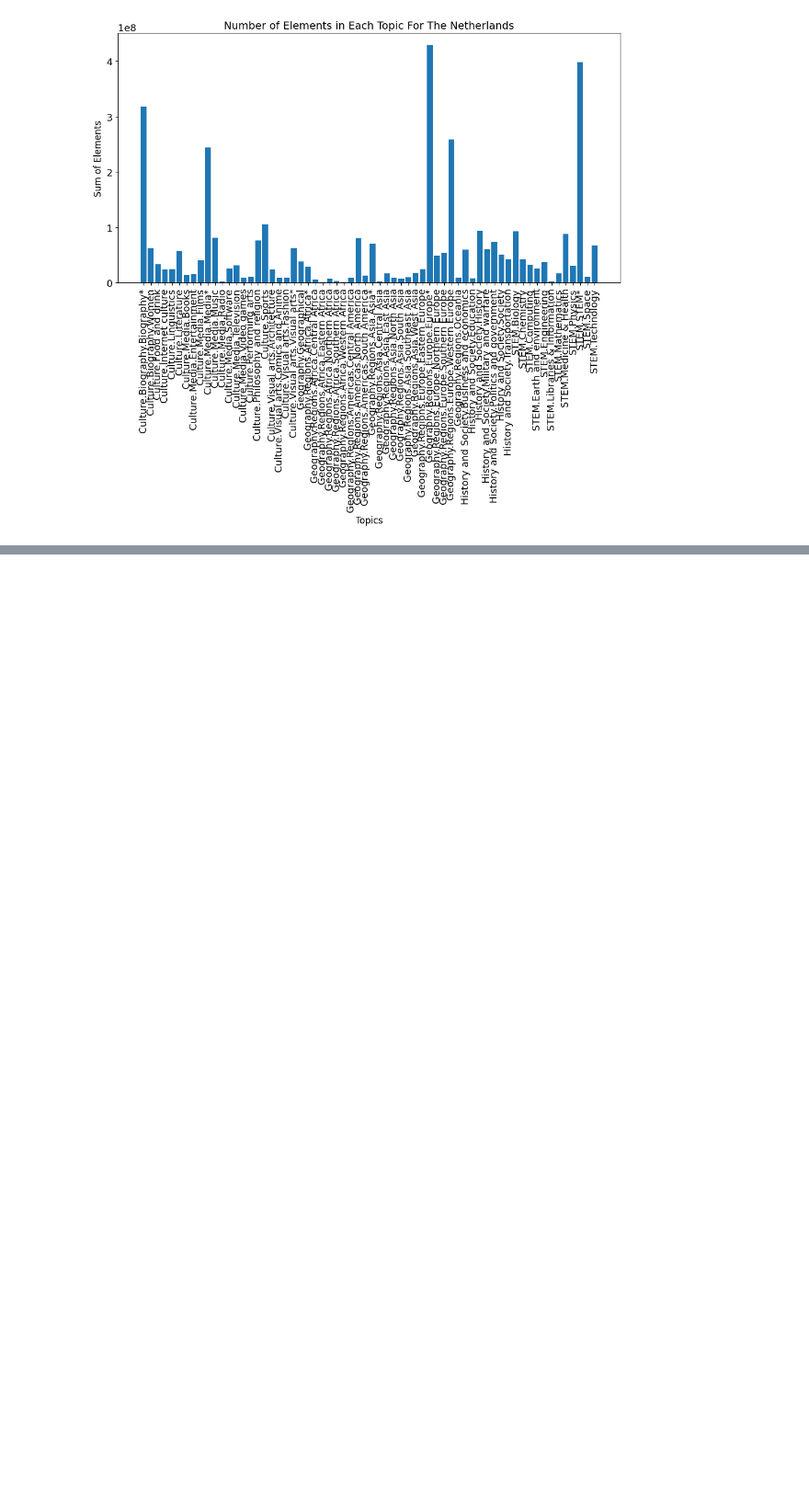
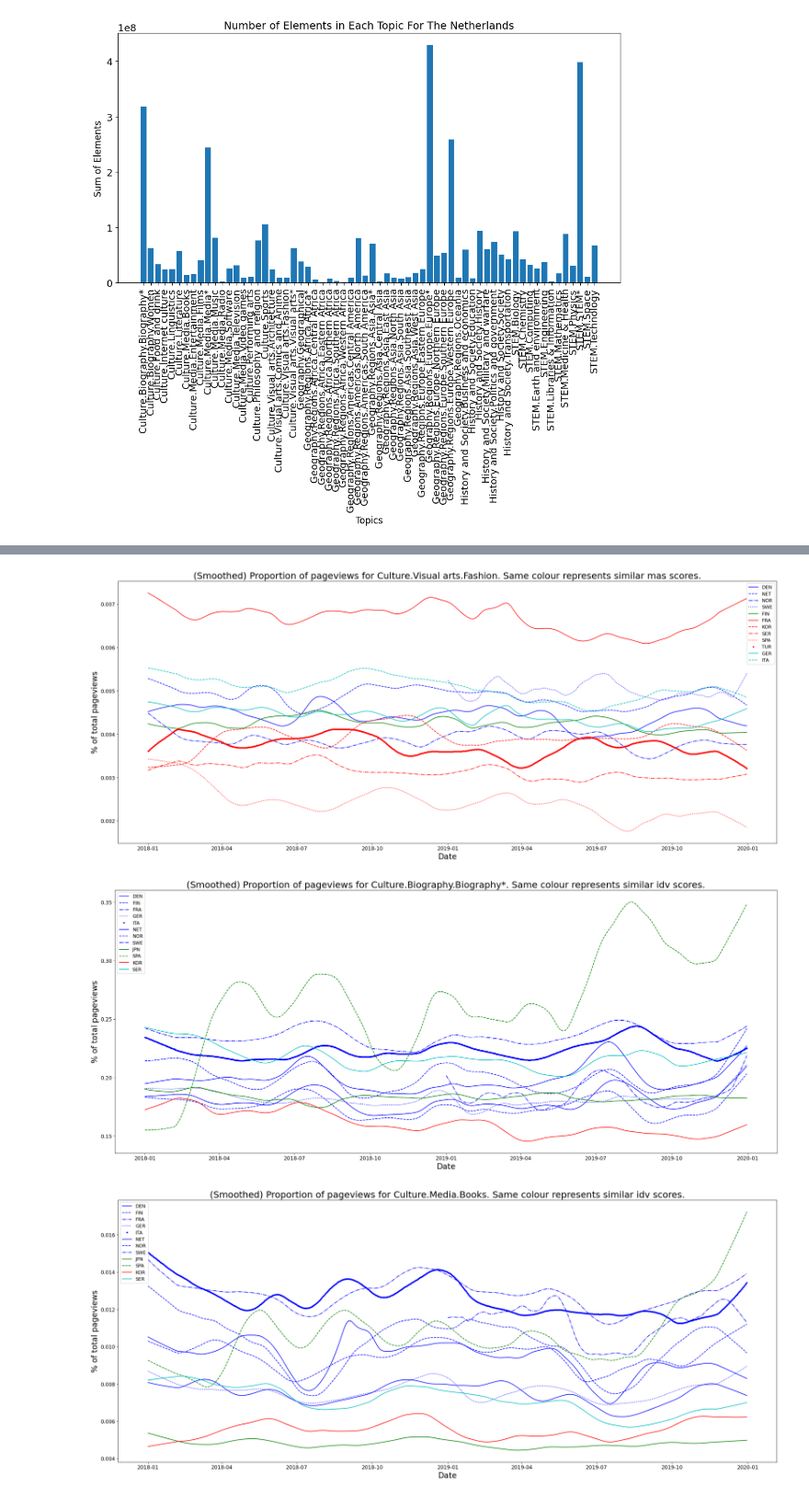
Before and after one commit to epfl-ada/ada-2023-project-rablashijupa, a Jupyter notebook: analyses/project.ipynb, the cells around one changed output, grey strips where cells are left out. Shown at 92% size. Saved outputs shown, nothing was run; the diff lists cells and outputs as text; code cells hidden in the pictures; blank space fills up the shorter version.

```diff
--- a/analyses/project.ipynb
+++ b/analyses/project.ipynb
@@ -217,0 +232,5 @@ fig.tight_layout()
+# %%
+dbscan = DBSCAN(eps=6, min_samples=1)
+for dim in hofstede.columns:
+    hofstede['cluster_' + dim] = dbscan.fit_predict(hofstede[[dim]])
+hofstede
@@ -217,0 +253,34 @@ fig.tight_layout()
+# %%
+links = {'mas': ['Culture.Visual arts.Fashion'],
+         'idv': ['Culture.Biography.Biography*', 'Culture.Media.Books'],
+         'ivr': ['Culture.Food and drink']}
+
+colors = ['b', 'g', 'r', 'c']
+dash = ['-', '--', '-.', ':', '.']
+d = len(dash)
+
+for dim, topicz in links.items():
+    for t in topicz:
+        tdict = {}
+        for key in lang_codes:
+            series = agg[key]['topics'][t]['sum'] / agg[key]['sum']
+            series = series[series.index.year < 2020]
+            tdict[key] = series
+
+        df = pd.DataFrame.from_dict(tdict)
+        _, ax = plt.subplots(figsize=(30,12))
+        for i in range(hofstede["cluster_" + dim].max()):
+            for j, cty in enumerate(hofstede[hofstede["cluster_" + dim] == i].index):
+                code = code_dict[cty]
+                smooth = lowess(df[code], df.index, frac=0.1)
+                ax.plot(pd.to_datetime(smooth[:,0]), smooth[:,1], colors[i] + dash[j%d], label=cty)
+
+        ax.legend()
+        ax.set_xlabel('Date', fontsize=20)
+        ax.set_ylabel('% of total pageviews', fontsize=20)
+        ax.set_title('(Smoothed) Proportion of pageviews for ' + t +'. Same colour represents similar ' + dim + ' scores.', fontsize=23)
+plt.show()
+# %% [output]
+[figure, added]
+[figure, added]
+[figure, added]
```
Also changed, not shown: parts of 6 cells of this notebook, 1 other file.
